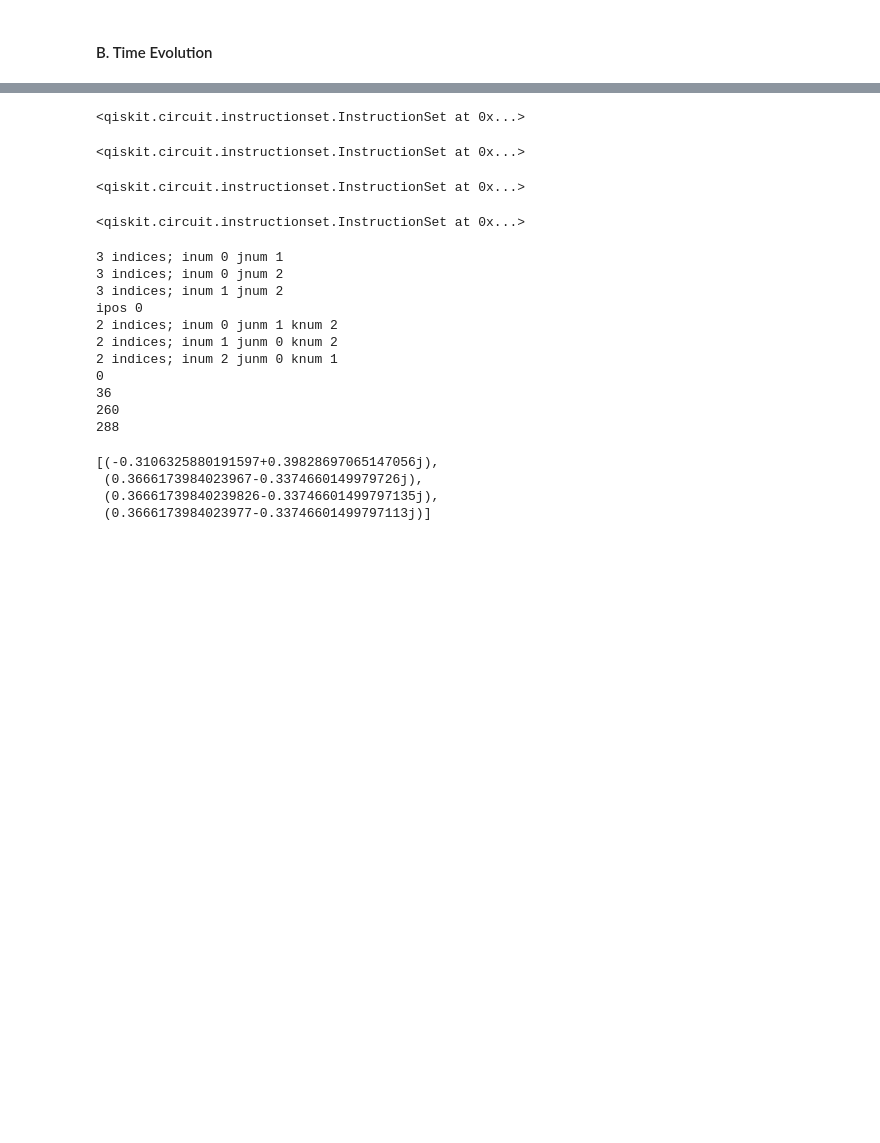
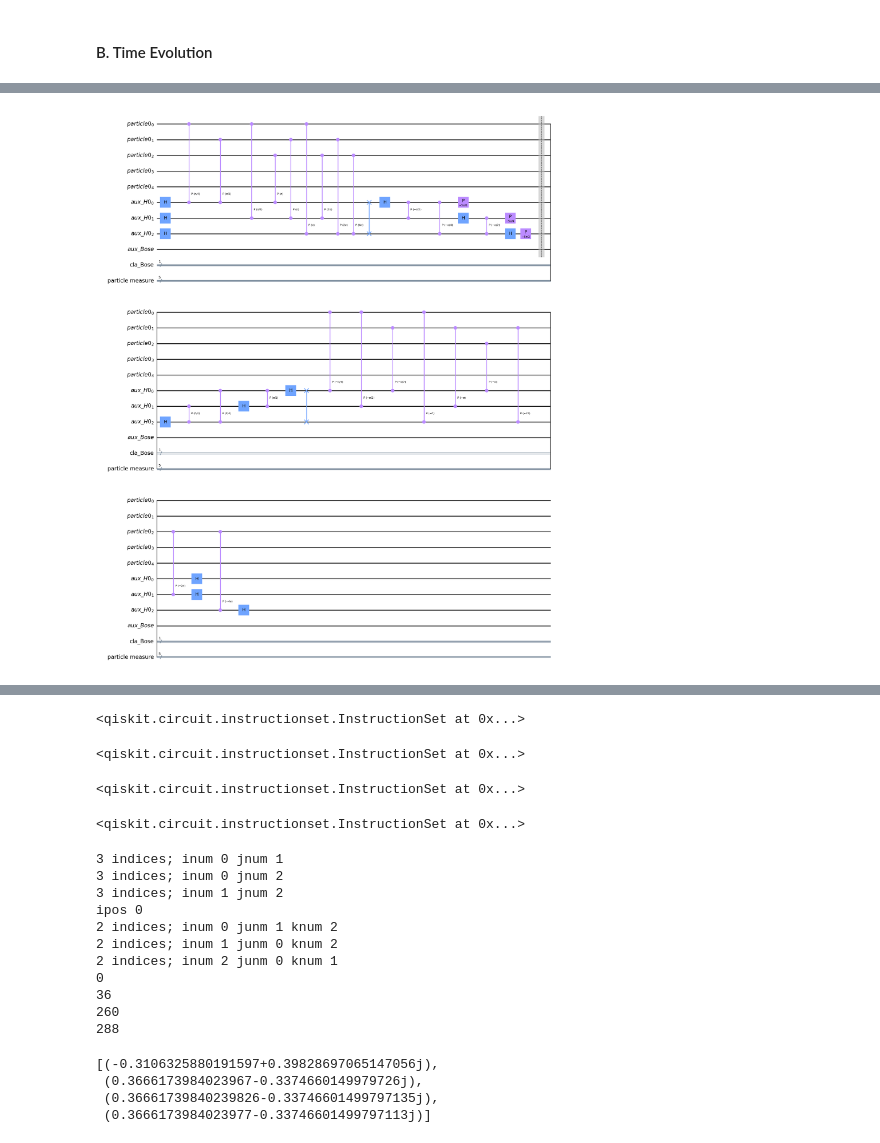
Before and after one commit to UTokyo-ICEPP/single-particle-qft, a Jupyter notebook: qsp/qc_single_particle.ipynb, the cells around one changed output, grey strips where cells are left out. Cells and saved outputs as stored; diff of their text form; code cells hidden in the pictures; blank space fills up the shorter version.

Commit message:
free time evolution modified

```diff
--- a/qsp/qc_single_particle.ipynb
+++ b/qsp/qc_single_particle.ipynb
@@ -26,7 +26,7 @@ numpy ver. 1.23.5
 d = 1 # of dimensions
 M = 2 # of registers (rough estimate for M is the number of particles in the final state, but M should be set so that p_success can be maximized)
 n = 1 # of particles in the initial state
-N_abs = 2 # of modes for momenta
+N_abs = 3 # of modes for momenta
 
 N_s = 2 ** (N_abs + 1) # size of the lattice per one dimension
 V = N_s ** d # volume
@@ -454,17 +461,20 @@ def sPhiGate(anc_reg_h0, M, delta_0, a_s, m):
 # %%
-# # you can check the motion of wave packets
-# # time evolution scheme
-# n = 1
-# M = 1
-# N_abs = 3
-# N = N_abs + 2
-# circuit, particle_regs, anc_reg_h0, anc_reg_symm, cla_reg_symm, cla_measure, particle_1D_list = init(M, N_abs, d)
+# you can check the motion of wave packets
+# time evolution scheme
+n = 1
+M = 1
+N_abs = 3
+N = N_abs + 2
+a_s = 1
+m = 0
+circuit, particle_regs, anc_reg_h0, anc_reg_symm, cla_reg_symm, cla_measure, particle_1D_list = init(M, N_abs, d)
 
-# delta_t = np.pi/3
-# pos_trans_mat = np.zeros((n, d))
-# pos_trans_mat[0][0] = 8 # 第0量子レジスタの第0次元に存在する粒子をhogehogeマス移動
-# mom_trans_mat = np.zeros((n, d))
-# mom_trans_mat[0][0] = 0 # 第0量子レジスタの第0次元に存在する粒子の運動量の中心をhogehogeマス移動
+# delta_t = np.pi/3 * 4
+delta_t = 5
+pos_trans_mat = np.zeros((n, d))
+pos_trans_mat[0][0] = 8 # 第0量子レジスタの第0次元に存在する粒子をhogehogeマス移動
+mom_trans_mat = np.zeros((n, d))
+mom_trans_mat[0][0] = 2 # 第0量子レジスタの第0次元に存在する粒子の運動量の中心をhogehogeマス移動
 
 # ## localize wave packets
 # for ireg in range(n):
@@ -477,8 +487,8 @@ def sPhiGate(anc_reg_h0, M, delta_0, a_s, m):
 # circuit.x(particle_regs[0][1])
 # circuit.x(particle_regs[0][2])
 
-# ## translation in position space
-# # change basis
+## translation in position space
+# change basis
 # circuit.barrier()
 
 # for ireg in range(n):
@@ -492,7 +502,7 @@ def sPhiGate(anc_reg_h0, M, delta_0, a_s, m):
 #         trans_gate.name = f'{ireg}th position {pos_trans_mat[ireg][idim]} trans'
 #         circuit.append(trans_gate, qargs=particle_regs[ireg][:])
 
-# ## translation in momentum space
+## translation in momentum space
 # circuit.barrier()
 
 # # QFT
@@ -509,53 +519,61 @@ def sPhiGate(anc_reg_h0, M, delta_0, a_s, m):
 #         circuit.append(trans_gate, qargs=particle_regs[ireg][:])
 
 # # inverse symmetric QFT
 # for ireg in range(n):
 #     inv_qft_gate = invQFT(particle_regs[ireg].size-1)
 #     inv_qft_gate.name = 'inverse QFT'
 #     circuit.append(inv_qft_gate, qargs=particle_regs[ireg][:N-1])
 
 # ## change basis
 # for ireg in range(n):
 #     basis_change_gate = changeBasis(particle_regs[ireg])
 #     basis_change_gate.name = 'change basis'
 #     circuit.append(basis_change_gate, qargs=particle_regs[ireg][:])
 
-# ## take summation of momenta of all particles
-# dphi = 2 * np.pi / (2 ** anc_reg_h0.size)
-# phi_add_gate = phiAdditionGate(dphi, particle_regs, anc_reg_h0)
-# phi_add_gate.name = 'phi addition'
-# circuit.append(phi_add_gate, qargs=particle_1D_list + anc_reg_h0[:])
+## take summation of momenta of all particles
+dphi = 2 * np.pi / (2 ** anc_reg_h0.size)
+phi_add_gate = phiAdditionGate(dphi, particle_regs, anc_reg_h0)
+phi_add_gate.name = 'phi addition'
+circuit.append(phi_add_gate, qargs=particle_1D_list + anc_reg_h0[:])
 
-# # inverse QFT
-# inv_qft_gate = invQFT(len(anc_reg_h0[:]))
-# inv_qft_gate.name = 'invQFT'
-# circuit.append(inv_qft_gate, qargs=anc_reg_h0[:])
+# inverse QFT
+inv_qft_gate = invQFT(len(anc_reg_h0[:]))
+inv_qft_gate.name = 'invQFT'
+circuit.append(inv_qft_gate, qargs=anc_reg_h0[:])
 
-# ## operate Sphi gate to evolve time
-# s_gate, cs_gate = sPhiGate(anc_reg_h0, M, delta_t)
+## operate Sphi gate to evolve time
+s_gate, cs_gate = sPhiGate(anc_reg_h0, M, delta_t, a_s, m)
+s_gate.name = 'Sphi gate'
+circuit.append(s_gate, qargs=anc_reg_h0)
+
+## uncompute phi ancilla qubits
+# QFT
+circuit.barrier()
+qft_gate = qFT(len(anc_reg_h0[:]))
+qft_gate.name = 'QFT'
+circuit.append(qft_gate, qargs=anc_reg_h0[:])
+# uncompute
+uncompute_gate = uncomputePhiGate(dphi, particle_regs, anc_reg_h0)
+uncompute_gate.name = 'uncompute phi'
+circuit.append(uncompute_gate, qargs=particle_1D_list + anc_reg_h0[:])
+
+# # operate Sphi gate to evolve time
+# s_gate, cs_gate = sPhi(M, delta_t, particle_regs, a_s, m)
 # s_gate.name = 'Sphi gate'
-# circuit.append(s_gate, qargs=anc_reg_h0)
+# circuit.append(s_gate, qargs=particle_1D_list)
 
-# ## uncompute phi ancilla qubits
-# # QFT
-# circuit.barrier()
-# qft_gate = qFT(len(anc_reg_h0[:]))
-# qft_gate.name = 'QFT'
-# circuit.append(qft_gate, qargs=anc_reg_h0[:])
-# # uncompute
-# uncompute_gate = uncomputePhiGate(dphi, particle_regs, anc_reg_h0)
-# uncompute_gate.name = 'uncompute phi'
-# circuit.append(uncompute_gate, qargs=particle_1D_list + anc_reg_h0[:])
 
 # ## you can check the motion of the wave packet
 # # change basis
 # for ireg in range(n):
 #     basis_change_gate = changeBasis(particle_regs[ireg])
 #     basis_change_gate.name = 'change basis'
 #     circuit.append(basis_change_gate, qargs=particle_regs[ireg][:])
 # # QFT
 # qft_gate = qFT(len(particle_regs[0][:N-1]))
 # qft_gate.name = 'QFT'
 # circuit.append(qft_gate, qargs=particle_regs[0][:N-1])
 
-# # circuit.draw('mpl')
+circuit.decompose().draw('mpl')
+# %% [output]
+[figure, added]
```
Also changed, not shown: parts of 15 cells of this notebook.
